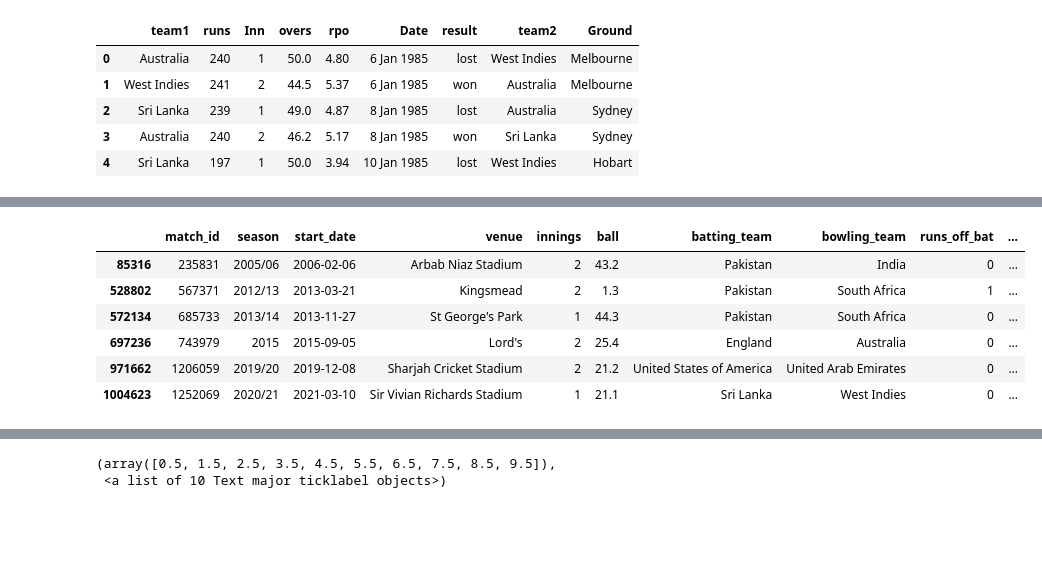
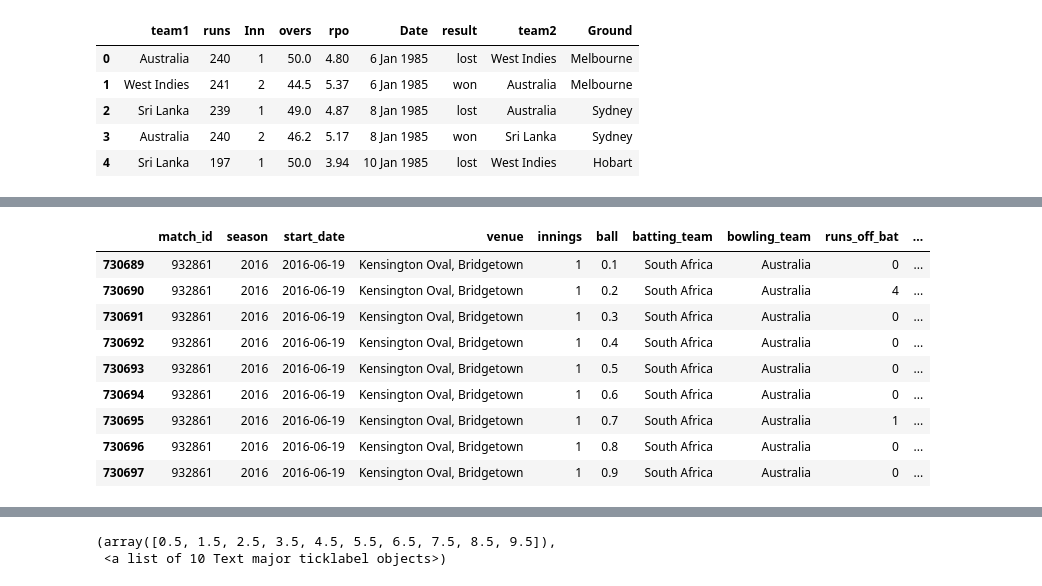
Before and after one commit to AsifRifat/Cricket-Outcome-Predictor, a Jupyter notebook: CricketOutcomePrediction.ipynb, the cells around one changed output, grey strips where cells are left out. Saved outputs shown, nothing was run; the diff lists cells and outputs as text; code cells hidden in the pictures; blank space fills up the shorter version.

```diff
--- a/CricketOutcomePrediction.ipynb
+++ b/CricketOutcomePrediction.ipynb
@@ -128,0 +212,8 @@ df1['wicket_last10'] = ((df1['wicket_type'].ne('retired hurt') & df1['wicket_typ
+# %%
+#df1['BatLabel'] = bat_labels
+#df1['BallLabel'] = ball_labels
+col = ['match_id','season','start_date','venue','innings','ball','batting_team','batL','bowling_team','ballL','runs_off_bat','runs','current_run','wicket',
+           'striker','non_striker','bowler','striker_run','nonstriker_run','wicket_type','player_dismissed','extras','wides','noballs','byes','legbyes','penalty',
+           'runs_last10','wicket_last10','venue_avg','bat_team_avg','bat_team_str_avg','bowl_team_avg','bowl_team_str','bowl_team_eco','total_runs']
+df1 = df1.reindex(columns=col)
+df1.sample(5)
@@ -151,8 +249,14 @@ dtype: int64
 # %%
 #Drop unnecessary coulumns that don't have noticible impact on total runs
 df1 = df1[['match_id','season','start_date','venue','innings','ball','batting_team','bowling_team','runs_off_bat','runs','current_run','wicket',
-           'striker','non_striker','bowler','striker_run','nonstriker_run','wicket_type','player_dismissed','extras','wides',
-           'noballs','byes','legbyes','penalty','runs_last10','wicket_last10','total_runs']]
+           'striker','non_striker','bowler','striker_run','nonstriker_run','wicket_type','player_dismissed','extras','wides','noballs','byes','legbyes','penalty',
+           'runs_last10','wicket_last10','venue_avg','bat_team_avg','bat_team_str_avg','bowl_team_avg','bowl_team_str','bowl_team_eco','total_runs']]
+# %%
+#Delete first 10 overs of each match
+df1 = df1[df1.ball >= 10.0]
+# %%
+#Delete low scoring and rain interrupted matches
+df1 = df1[df1.total_runs >= 50]
 # %% [markdown]
 # **Exploratory data analysis(EDA)**
 # %%
@@ -208,10 +350,13 @@ df1.describe().apply(lambda s: s.apply(lambda x: format(x, 'g')))
 # %%
-df1.loc[df1['wicket_type'] == 'obstructing the field']
+df1.loc[df1['match_id'] == 932861]
 # %% [output]
 |  | match_id | season | start_date | venue | innings | ball | batting_team | bowling_team | runs_off_bat | ... |
-| 85316 | 235831 | 2005/06 | 2006-02-06 | Arbab Niaz Stadium | 2 | 43.2 | Pakistan | India | 0 | ... |
-| 528802 | 567371 | 2012/13 | 2013-03-21 | Kingsmead | 2 | 1.3 | Pakistan | South Africa | 1 | ... |
-| 572134 | 685733 | 2013/14 | 2013-11-27 | St George's Park | 1 | 44.3 | Pakistan | South Africa | 0 | ... |
-| 697236 | 743979 | 2015 | 2015-09-05 | Lord's | 2 | 25.4 | England | Australia | 0 | ... |
-| 971662 | 1206059 | 2019/20 | 2019-12-08 | Sharjah Cricket Stadium | 2 | 21.2 | United States of America | United Arab Emirates | 0 | ... |
-| 1004623 | 1252069 | 2020/21 | 2021-03-10 | Sir Vivian Richards Stadium | 1 | 21.1 | Sri Lanka | West Indies | 0 | ... |
+| 730689 | 932861 | 2016 | 2016-06-19 | Kensington Oval, Bridgetown | 1 | 0.1 | South Africa | Australia | 0 | ... |
+| 730690 | 932861 | 2016 | 2016-06-19 | Kensington Oval, Bridgetown | 1 | 0.2 | South Africa | Australia | 4 | ... |
+| 730691 | 932861 | 2016 | 2016-06-19 | Kensington Oval, Bridgetown | 1 | 0.3 | South Africa | Australia | 0 | ... |
+| 730692 | 932861 | 2016 | 2016-06-19 | Kensington Oval, Bridgetown | 1 | 0.4 | South Africa | Australia | 0 | ... |
+| 730693 | 932861 | 2016 | 2016-06-19 | Kensington Oval, Bridgetown | 1 | 0.5 | South Africa | Australia | 0 | ... |
+| 730694 | 932861 | 2016 | 2016-06-19 | Kensington Oval, Bridgetown | 1 | 0.6 | South Africa | Australia | 0 | ... |
+| 730695 | 932861 | 2016 | 2016-06-19 | Kensington Oval, Bridgetown | 1 | 0.7 | South Africa | Australia | 1 | ... |
+| 730696 | 932861 | 2016 | 2016-06-19 | Kensington Oval, Bridgetown | 1 | 0.8 | South Africa | Australia | 0 | ... |
+| 730697 | 932861 | 2016 | 2016-06-19 | Kensington Oval, Bridgetown | 1 | 0.9 | South Africa | Australia | 0 | ... |
```
Also changed, not shown: parts of 31 cells of this notebook.
